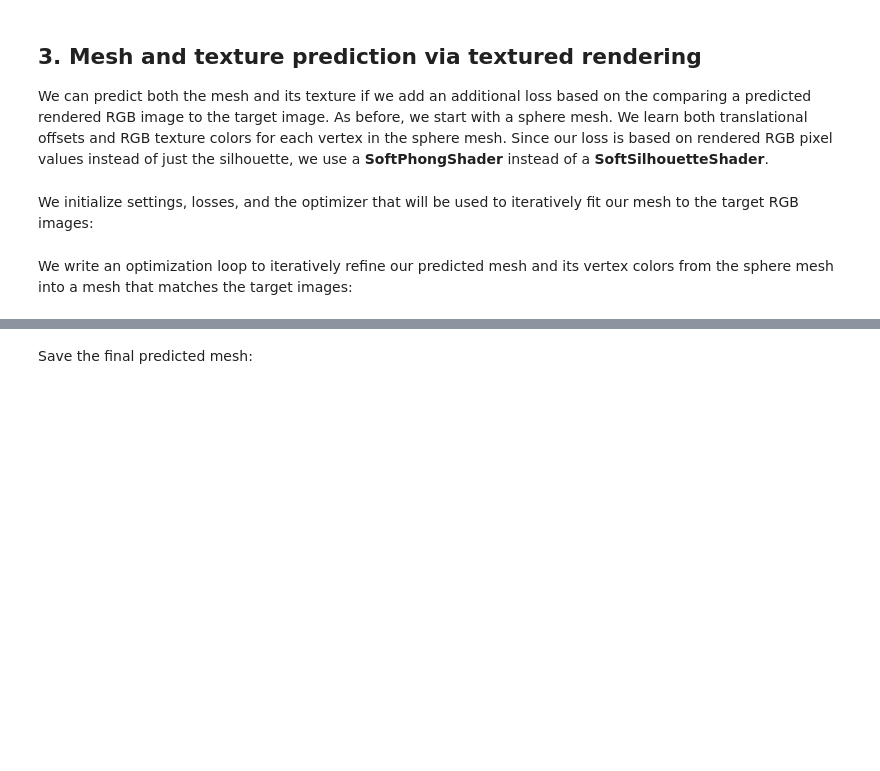
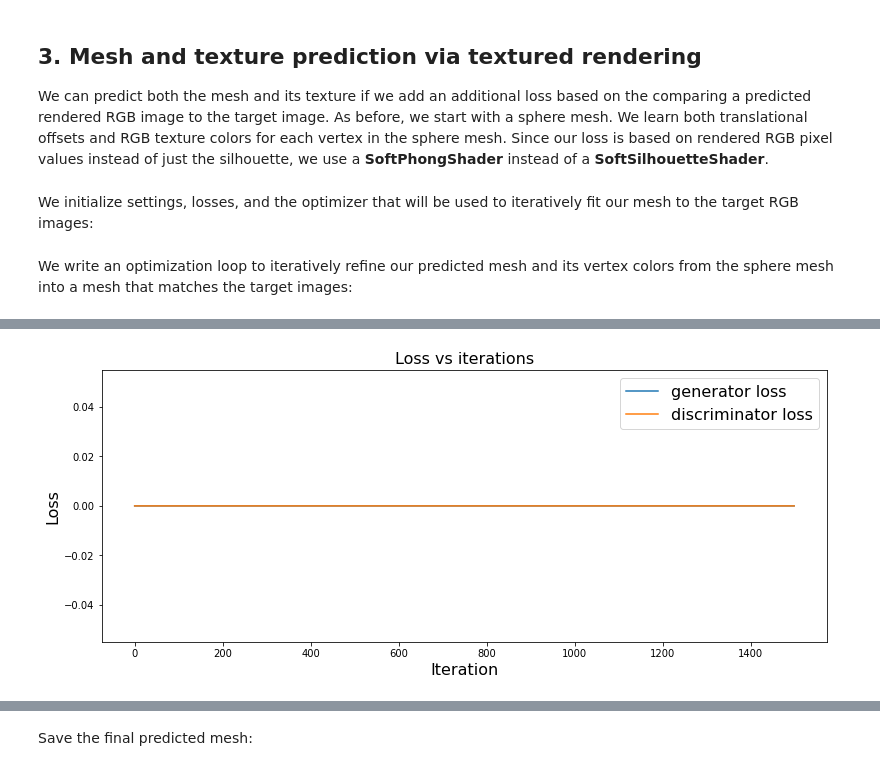
Before and after one commit to theycallmepeter/pytorch3d_PBR, a Jupyter notebook: docs/tutorials/fit_textured_mesh.ipynb, the cells around one changed output, grey strips where cells are left out. Drawn from its saved outputs; the diff is of its cells as text; code cells hidden in the pictures; blank space fills up the shorter version.

```diff
--- a/docs/tutorials/fit_textured_mesh.ipynb
+++ b/docs/tutorials/fit_textured_mesh.ipynb
@@ -1011,3 +1099,7 @@ ValueError: Using a target size (torch.Size([20])) that is different to the inpu
+# %%
+plot_losses(losses_gan)
+# %% [output]
+[figure, added]
 # %%
 visualize_prediction(new_src_mesh, renderer=renderer_textured, silhouette=False)
 plot_losses(losses)
```
Also changed, not shown: parts of 12 cells of this notebook.
